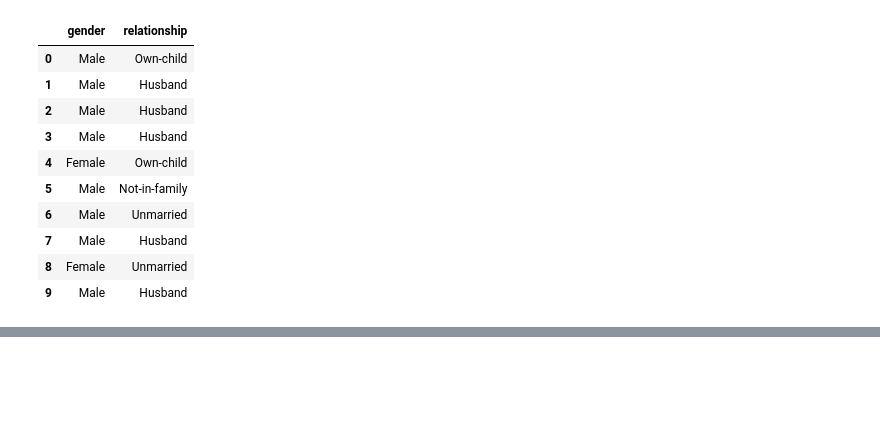
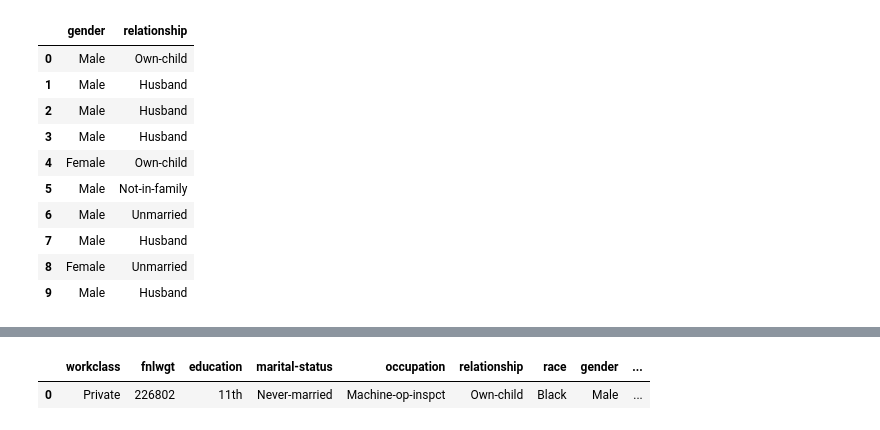
Before and after one commit to xiaowangxuejie/Machine_learning_projects, a Jupyter notebook: adult_income_predictions/Adult_income_predictions.ipynb, the cells around one changed output, grey strips where cells are left out. Drawn from its saved outputs; the diff is of its cells as text; code cells hidden in the pictures; blank space fills up the shorter version.

```diff
--- a/adult_income_predictions/Adult_income_predictions.ipynb
+++ b/adult_income_predictions/Adult_income_predictions.ipynb
@@ -271,0 +287,43 @@ Length: 92, dtype: float64
+# %%
+# Further group numerical predictors such as "age" or "hours-per-week" to gain more insight!
+# Group the "age" column
+age_group = []
+for age in income_df["age"]:
+    if age < 25:
+        age_group.append("<25")
+    elif 25 <= age <= 34:
+        age_group.append("25-34")
+    elif 34 < age <= 44:
+        age_group.append("35-44")
+    elif 44 < age <= 54:
+        age_group.append("45-54")
+    elif 54 < age <= 65:
+        age_group.append("55-64")
+    else:
+        age_group.append("65 and over")
+# %%
+new_income_df = income_df.copy()
+new_income_df["age_group"] = age_group
+del new_income_df["age"]
+
+# Same thing for "hours-per-week"
+work_hours_per_week = []
+for hours in income_df["hours-per-week"]:
+    if hours < 16:
+        work_hours_per_week.append("<16")
+    elif 16 <= hours <= 32:
+        work_hours_per_week.append("16-32")
+    elif 32 < hours <= 48:
+        work_hours_per_week.append("32-48")
+    elif 48 < hours <= 60:
+        work_hours_per_week.append("48-60")
+    else:
+        work_hours_per_week.append("60 and over")
+
+new_income_df["work_hours_per_week"] = work_hours_per_week
+del new_income_df["hours-per-week"]
+
+new_income_df.head(1)
+# %% [output]
+|  | workclass | fnlwgt | education | marital-status | occupation | relationship | race | gender | ... |
+| 0 | Private | 226802 | 11th | Never-married | Machine-op-inspct | Own-child | Black | Male | ... |
```
Also changed, not shown: parts of 14 cells of this notebook.
